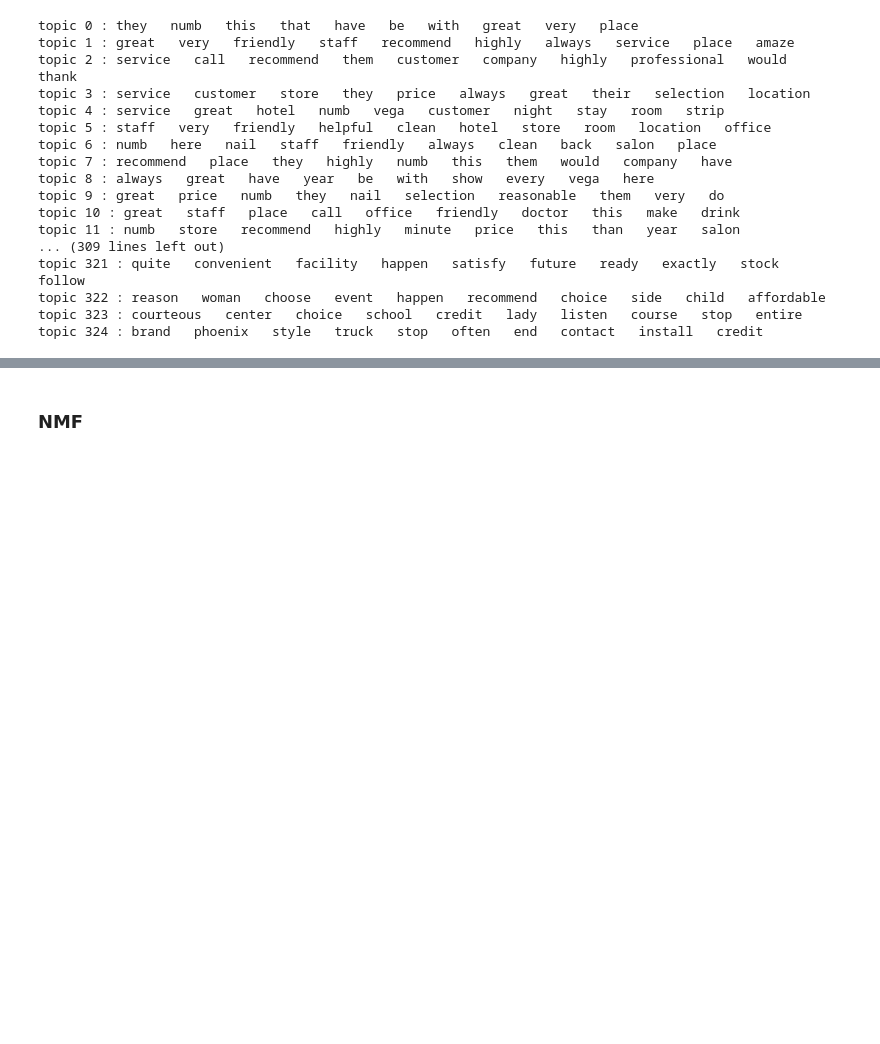
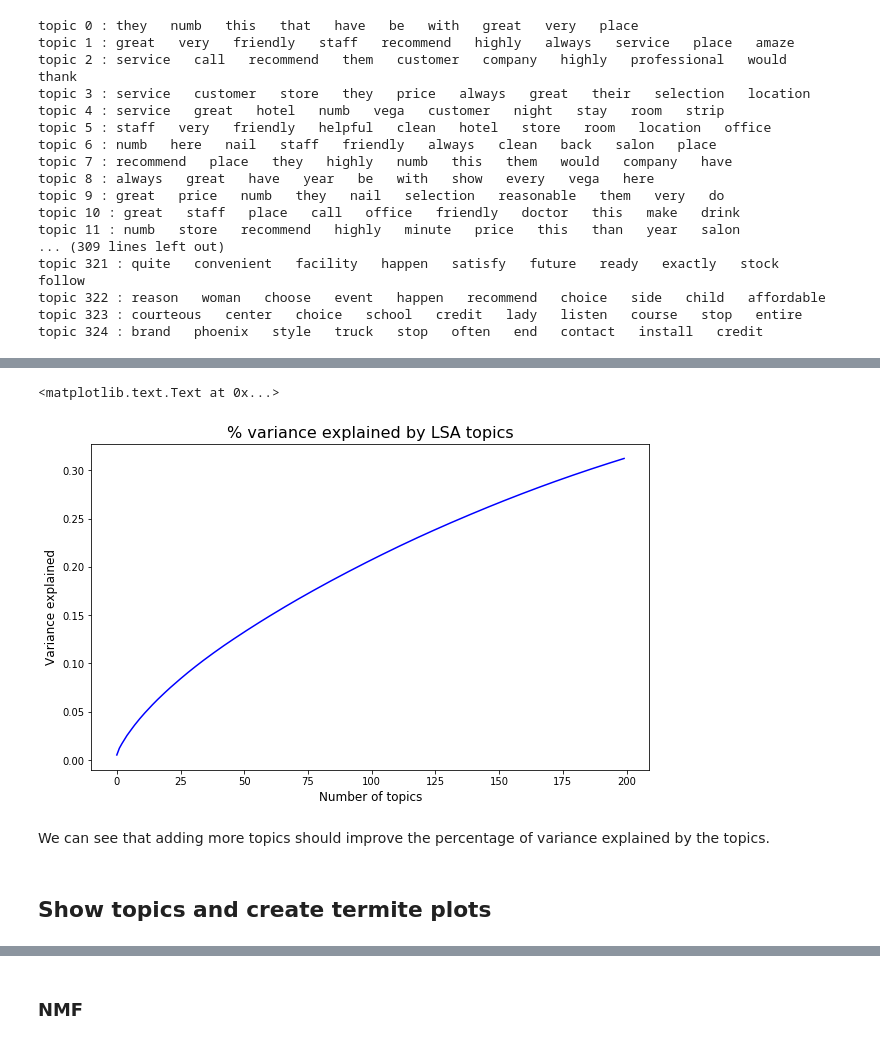
Before and after one commit to gd32/yelp_topic_modeling, a Jupyter notebook: notebooks/03_Vectorization_and_Topic_Modeling.ipynb, the cells around one changed output, grey strips where cells are left out. Cells and saved outputs as stored; diff of their text form; code cells hidden in the pictures; blank space fills up the shorter version.

```diff
--- a/notebooks/03_Vectorization_and_Topic_Analysis.ipynb
+++ b/notebooks/03_Vectorization_and_Topic_Modeling.ipynb
@@ -29,7 +31,7 @@ Since I used spacy to tokenize the restaurant reviews, I can't use the default t
 def identity(doc):
     return doc
 # %%
-vectorizer = TfidfVectorizer(analyzer='word', tokenizer=identity, preprocessor=identity, token_pattern=None,
-                             strip_accents='ascii', min_df=5, max_df=0.95, max_features=10000, use_idf=True,
-                             sublinear_tf=True)
+vectorizer = TfidfVectorizer(analyzer='word', tokenizer=identity, preprocessor=identity,
+                             token_pattern=None, strip_accents='ascii', min_df=5, max_df=0.95,
+                             max_features=10000, use_idf=True, sublinear_tf=True)
 # %% [markdown]
@@ -185,0 +130,4 @@ np.save('../data/business_doc_topic_matrix.npy', lsa_dt_matrix_bs)
+# %%
+%%time
+lsa_model = TruncatedSVD(n_components=200, random_state=1)
+lsa_model.fit(doc_term_matrix)
@@ -185,0 +137,13 @@ np.save('../data/business_doc_topic_matrix.npy', lsa_dt_matrix_bs)
+# %%
+plt.figure(figsize=(10, 6))
+plt.plot(range(200), np.cumsum(lsa_model.explained_variance_ratio_), color='blue', label='Cumulative % variance')
+plt.title('% variance explained by LSA topics', size=16)
+plt.xlabel('Number of topics', size=12)
+plt.ylabel('Variance explained', size=12)
+# %% [output]
+<matplotlib.text.Text at 0x...>
+[figure, added]
+# %% [markdown]
+We can see that adding more topics should improve the percentage of variance explained by the topics.
+# %% [markdown]
+## Show topics and create termite plots
```
Also changed, not shown: parts of 24 cells of this notebook, 4 other files.
